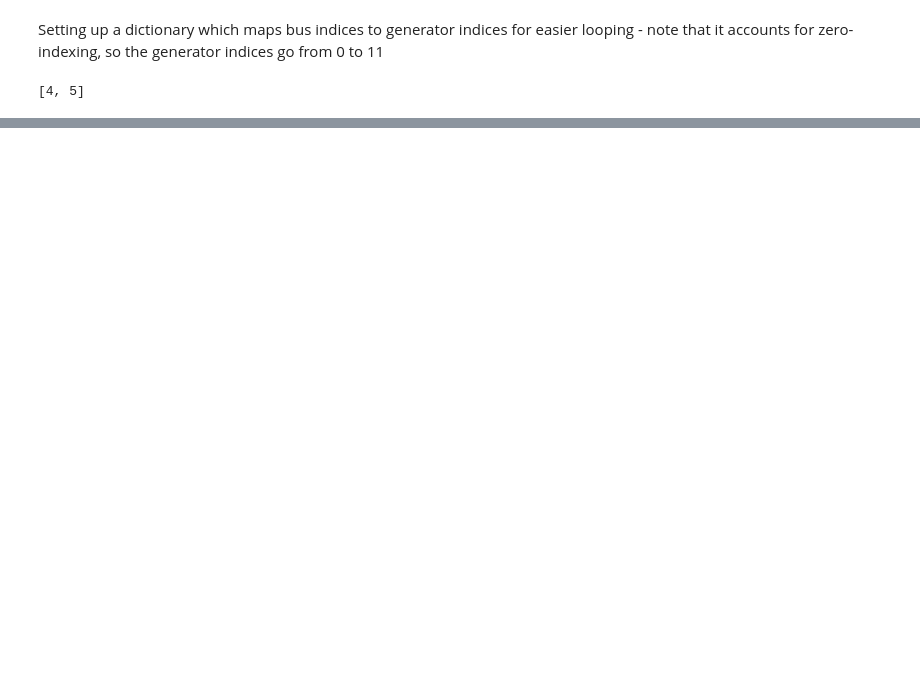
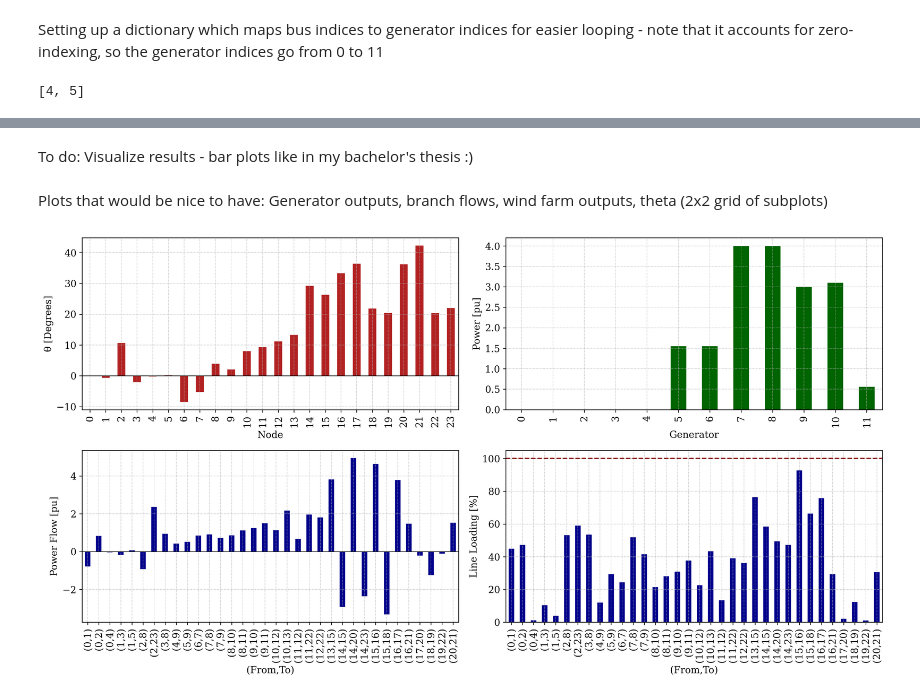
Before and after one commit to SorenBlattBendtsen/46750, a Jupyter notebook: A1_46750.ipynb, the cells around one changed output, grey strips where cells are left out. Saved outputs shown, nothing was run; the diff lists cells and outputs as text; code cells hidden in the pictures; blank space fills up the shorter version.

```diff
--- a/A1_46750.ipynb
+++ b/A1_46750.ipynb
@@ -44,7 +44,7 @@ load = np.zeros(n_bus)
 demand = system_demand['System Demand'][0]
 
 for n in load_distribution['Node'].unique():
-    load[n] = load_distribution.loc[load_distribution['Node'] == n, '% of system load'] / 100 * demand
+    load[n] = load_distribution.loc[load_distribution['Node'] == n, r'% of system load'] / 100 * demand / S_base_3ph #per-unitized
 
 load
 # %% [output]
@@ -178,0 +211,53 @@ Optimization was not successful.
+# %% [markdown]
+To do: Visualize results - bar plots like in my bachelor's thesis :)
+# %% [markdown]
+Plots that would be nice to have: Generator outputs, branch flows, wind farm outputs, theta (2x2 grid of subplots)
+# %%
+import matplotlib.pyplot as plt
+
+plt.rcParams['font.size']=12
+plt.rcParams['font.family']='serif'
+plt.rcParams['axes.spines.top'] = True
+plt.rcParams['axes.spines.right'] = True
+plt.rcParams['axes.spines.bottom'] = True
+plt.rcParams["axes.grid"] =True
+plt.rcParams['grid.linestyle'] = '-.'
+plt.rcParams['grid.linewidth'] = 0.4
+# %%
+fig, ax = plt.subplots(2,2,figsize=( 15 , 8 ) , dpi=300) # Create the figure
+
+results.get('theta')['theta_deg'].plot(kind='bar', ax=ax[0][0], color='firebrick')
+ax[0][0].set_ylabel('\u03B8 [Degrees]')
+ax[0][0].set_xlabel('Node')
+
+results.get('gen')['p_G'].plot(kind='bar', ax=ax[0][1], color='darkgreen')
+ax[0][1].set_ylabel('Power [pu]')
+ax[0][1].set_xlabel('Generator')
+
+results.get('flows')['Flow'].plot(kind='bar', ax=ax[1][0], color='darkblue')
+ax[1][0].set_ylabel('Power Flow [pu]')
+ax[1][0].set_xlabel('(From,To)')
+
+results.get('flows')['Loading Percentage'].plot(kind='bar', ax=ax[1][1], color='darkblue')
+ax[1][1].axhline(100, color='darkred', linestyle='--')
+ax[1][1].set_ylabel('Line Loading [%]')
+ax[1][1].set_xlabel('(From,To)')
+
+for i in range(2):
+    for k in range(2):
+        ax[i][k].axhline(0, color='black', linewidth=0.8)
+
+flow_labels = []
+
+for row in range(len(branch_flows)):
+    label = '(' + str(branch_flows.iloc[row, 0]) + ',' + str(branch_flows.iloc[row, 1]) + ')'
+    flow_labels.append(label)
+
+ax[1][0].set_xticks(ticks = np.arange(0, len(flow_labels), 1), labels = flow_labels)
+ax[1][1].set_xticks(ticks = np.arange(0, len(flow_labels), 1), labels = flow_labels)
+
+fig.tight_layout() # reduces white space around figures
+#plt.savefig('name.png',bbox_inches='tight')
+plt.show()
+# %% [output]
+[figure, added]
```
Also changed, not shown: parts of 10 cells of this notebook, 1 other file.
